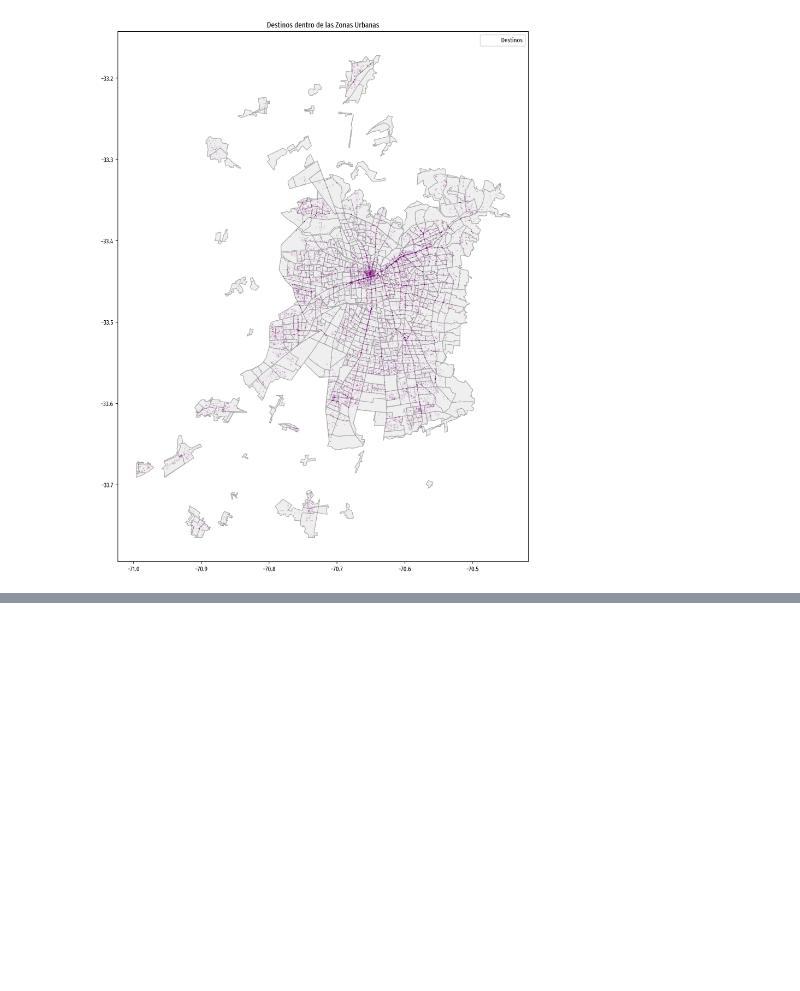
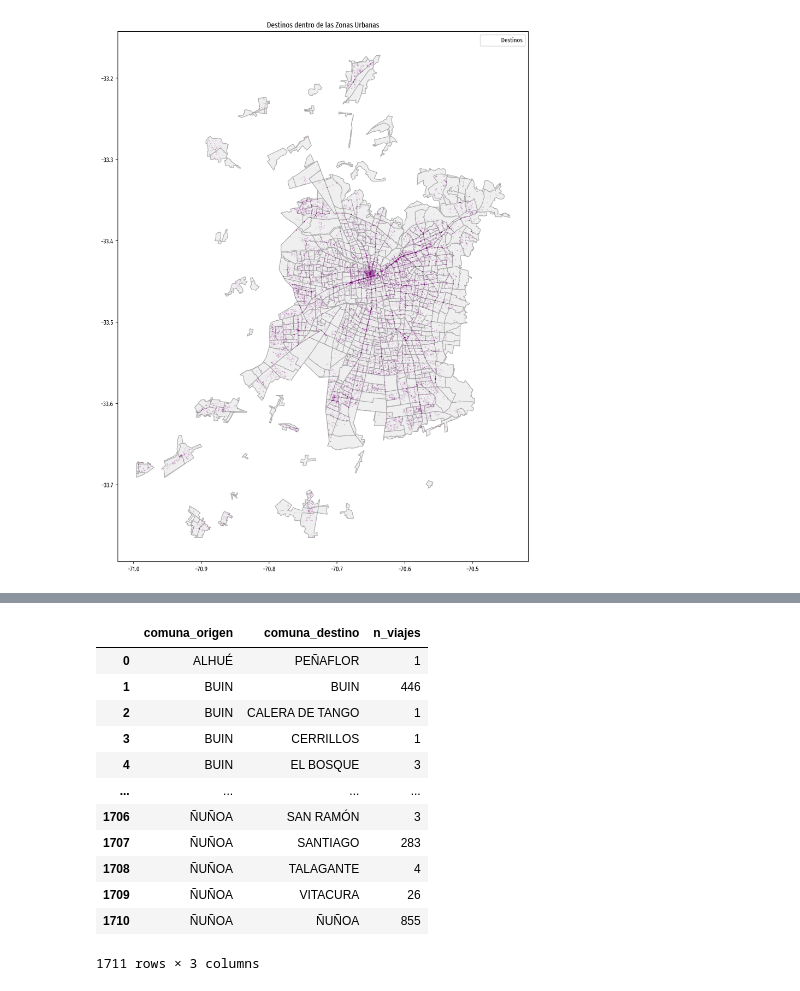
Before and after one commit to daniopitz/geodata, a Jupyter notebook: 00_introduccion.ipynb, the cells around one changed output, grey strips where cells are left out. Cells and saved outputs as stored; diff of their text form; code cells hidden in the pictures; blank space fills up the shorter version.

```diff
--- a/00_introduccion.ipynb
+++ b/00_introduccion.ipynb
@@ -333,0 +423,31 @@ Fin
+# %%
+# Asegurarse que todos estén en el mismo CRS
+rm_comunas_crs = rm_comunas.to_crs(epsg=4674)
+
+# Columnas relevantes de comunas
+comunas = rm_comunas_crs[['NOM_COMUNA', 'geometry']]
+
+# Asignar comuna de origen
+origenes_con_comuna = gpd.sjoin(
+    origenes_viajes_shp.to_crs(epsg=4674),
+    comunas,
+    how='left',
+    predicate='within'
+).rename(columns={'NOM_COMUNA': 'comuna_origen'})
+
+# Asignar comuna de destino
+destinos_con_comuna = gpd.sjoin(
+    destinos_viajes_shp.to_crs(epsg=4674),
+    comunas,
+    how='left',
+    predicate='within'
+).rename(columns={'NOM_COMUNA': 'comuna_destino'})
+
+# Combinar por índice
+viajes_od = origenes_con_comuna[['geometry', 'comuna_origen']].join(
+    destinos_con_comuna[['geometry', 'comuna_destino']],
+    lsuffix='_origen',
+    rsuffix='_destino'
+)
+
+viajes_od.head()
@@ -333,0 +461,24 @@ Fin
+# %%
+# Contar viajes entre cada par comuna_origen -> comuna_destino
+matriz_od = (
+    viajes_od
+    .groupby(['comuna_origen', 'comuna_destino'])
+    .size()
+    .reset_index(name='n_viajes')
+)
+
+matriz_od
+# %% [output]
+|  | comuna_origen | comuna_destino | n_viajes |
+| 0 | ALHUÉ | PEÑAFLOR | 1 |
+| 1 | BUIN | BUIN | 446 |
+| 2 | BUIN | CALERA DE TANGO | 1 |
+| 3 | BUIN | CERRILLOS | 1 |
+| 4 | BUIN | EL BOSQUE | 3 |
+| ... | ... | ... | ... |
+| 1706 | ÑUÑOA | SAN RAMÓN | 3 |
+| 1707 | ÑUÑOA | SANTIAGO | 283 |
+| 1708 | ÑUÑOA | TALAGANTE | 4 |
+| 1709 | ÑUÑOA | VITACURA | 26 |
+| 1710 | ÑUÑOA | ÑUÑOA | 855 |
+1711 rows × 3 columns
```
Also changed, not shown: parts of 16 cells of this notebook, 4 other files.
